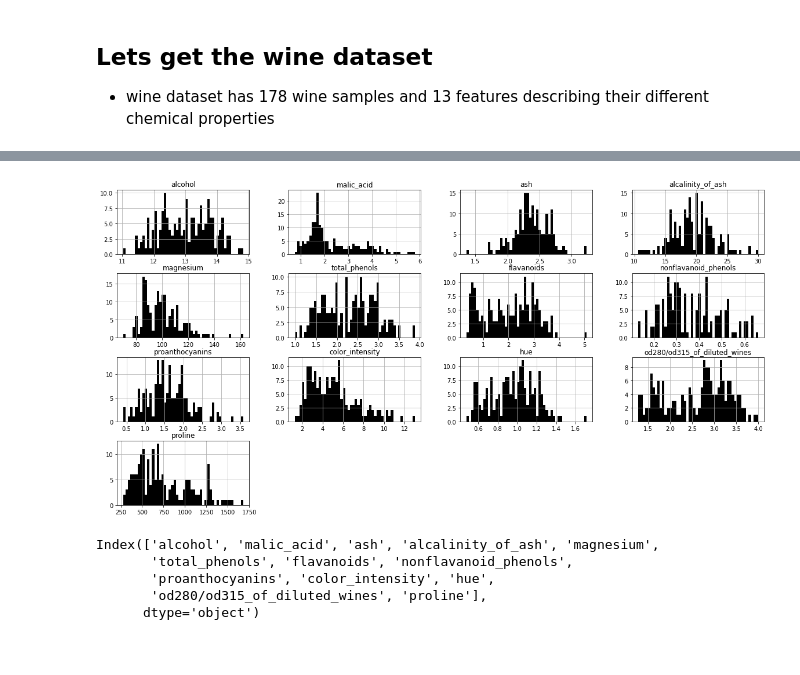
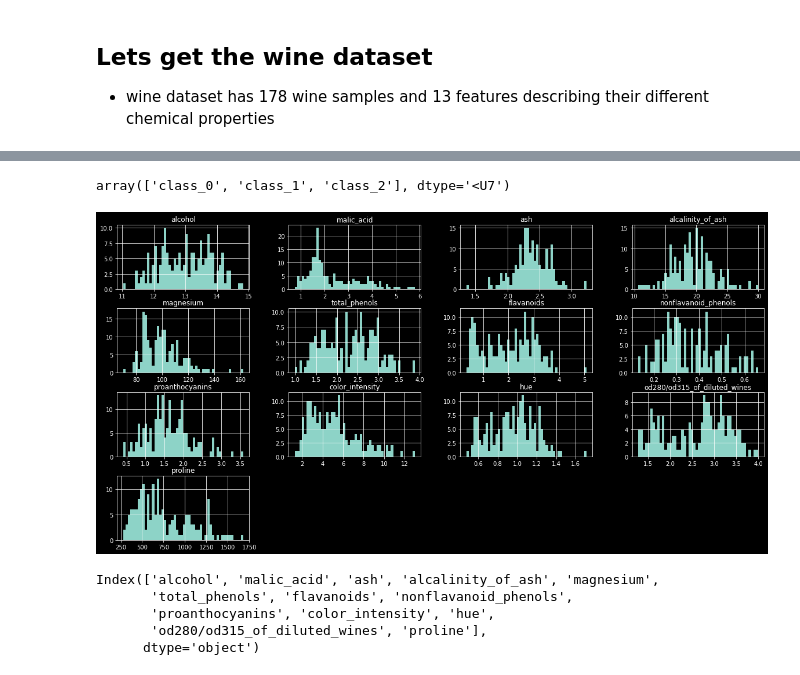
Before and after one commit to mrajancsr/NeptuneAI, a Jupyter notebook: playground/machine_learning_engineer/sample_ml_project.ipynb, the cells around one changed output, grey strips where cells are left out. Saved outputs shown, nothing was run; the diff lists cells and outputs as text; code cells hidden in the pictures.

```diff
--- a/playground/machine_learning_engineer/sample_ml_project.ipynb
+++ b/playground/machine_learning_engineer/sample_ml_project.ipynb
@@ -188,9 +198,14 @@ array(['class_0', 'class_1', 'class_2'], dtype='<U7')
+# %%
+
+data.target_names
+# %% [output]
+array(['class_0', 'class_1', 'class_2'], dtype='<U7')
 # %%
 df = pd.DataFrame(data.data, columns=data.feature_names)
 # %%
-df.hist(bins=50, figsize=(20, 10), color='black');
+df.hist(bins=50, figsize=(20, 10));
 # %% [output]
-[figure, old version]
+[figure, new version]
 # %%
 df.columns
 # %% [output]
```
Also changed, not shown: parts of 11 cells of this notebook, 2 other files.
